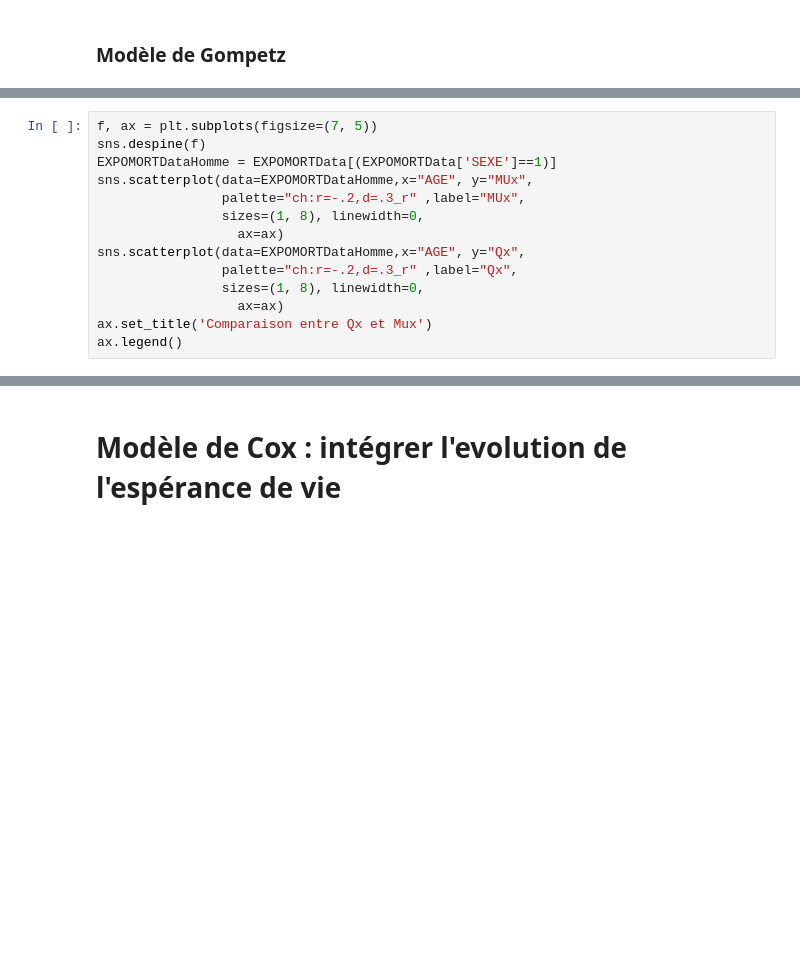
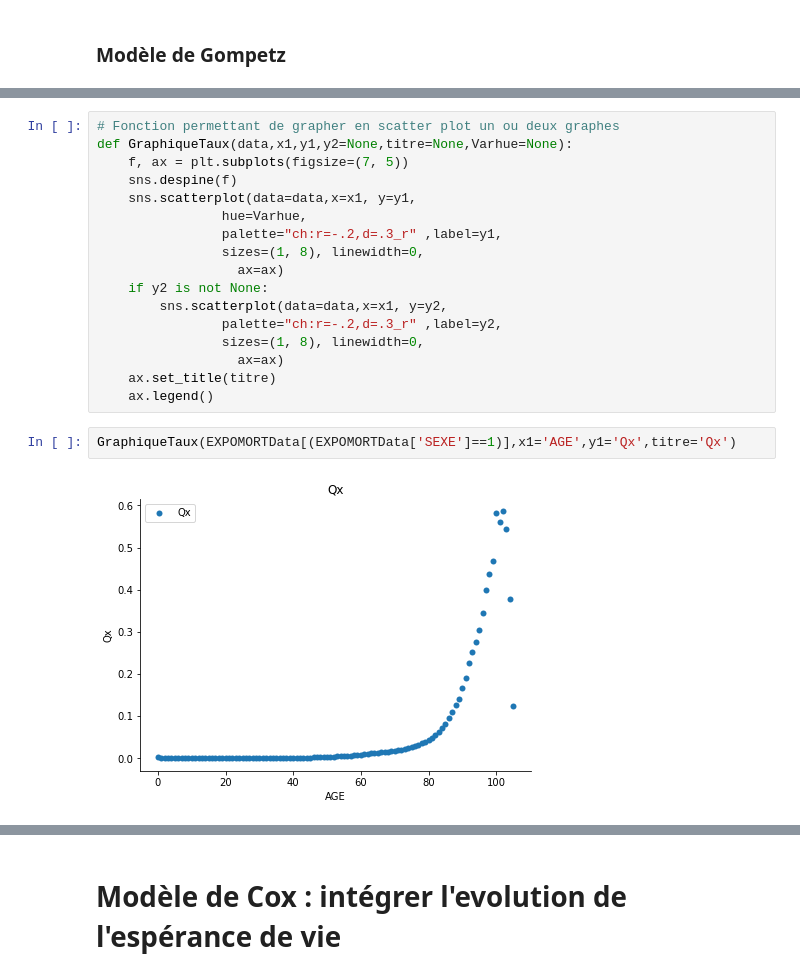
Before and after one commit to RessourcesActuariat/ActuariatVieCNAM, a Jupyter notebook: Table de Mortalité - Partie 2.ipynb, the cells around one changed output, grey strips where cells are left out. Drawn from its saved outputs; the diff is of its cells as text; blank space fills up the shorter version.

```diff
--- a/Table de Mortalité - Partie 2.ipynb
+++ b/Table de Mortalité - Partie 2.ipynb
@@ -301,14 +244,0 @@ EXPOMORTData['MUx'] = -np.log(-(EXPOMORTData['Qx']-1))
-# %%
-f, ax = plt.subplots(figsize=(7, 5))
-sns.despine(f)
-EXPOMORTDataHomme = EXPOMORTData[(EXPOMORTData['SEXE']==1)]
-sns.scatterplot(data=EXPOMORTDataHomme,x="AGE", y="MUx",
-                palette="ch:r=-.2,d=.3_r" ,label="MUx",
-                sizes=(1, 8), linewidth=0,
-                  ax=ax)
-sns.scatterplot(data=EXPOMORTDataHomme,x="AGE", y="Qx",
-                palette="ch:r=-.2,d=.3_r" ,label="Qx",
-                sizes=(1, 8), linewidth=0,
-                  ax=ax)
-ax.set_title('Comparaison entre Qx et Mux')
-ax.legend()
@@ -399,0 +264,21 @@ Le modèle de Gompertz ne capture pas la très forte augmentation à 80 ans.
+# %%
+# Fonction permettant de grapher en scatter plot un ou deux graphes
+def GraphiqueTaux(data,x1,y1,y2=None,titre=None,Varhue=None):
+    f, ax = plt.subplots(figsize=(7, 5))
+    sns.despine(f)
+    sns.scatterplot(data=data,x=x1, y=y1,
+                hue=Varhue,
+                palette="ch:r=-.2,d=.3_r" ,label=y1,
+                sizes=(1, 8), linewidth=0,
+                  ax=ax)
+    if y2 is not None:
+        sns.scatterplot(data=data,x=x1, y=y2,
+                palette="ch:r=-.2,d=.3_r" ,label=y2,
+                sizes=(1, 8), linewidth=0,
+                  ax=ax)
+    ax.set_title(titre)
+    ax.legend()
+# %%
+GraphiqueTaux(EXPOMORTData[(EXPOMORTData['SEXE']==1)],x1='AGE',y1='Qx',titre='Qx')
+# %% [output]
+[figure, added]
```
Also changed, not shown: parts of 58 cells of this notebook.
